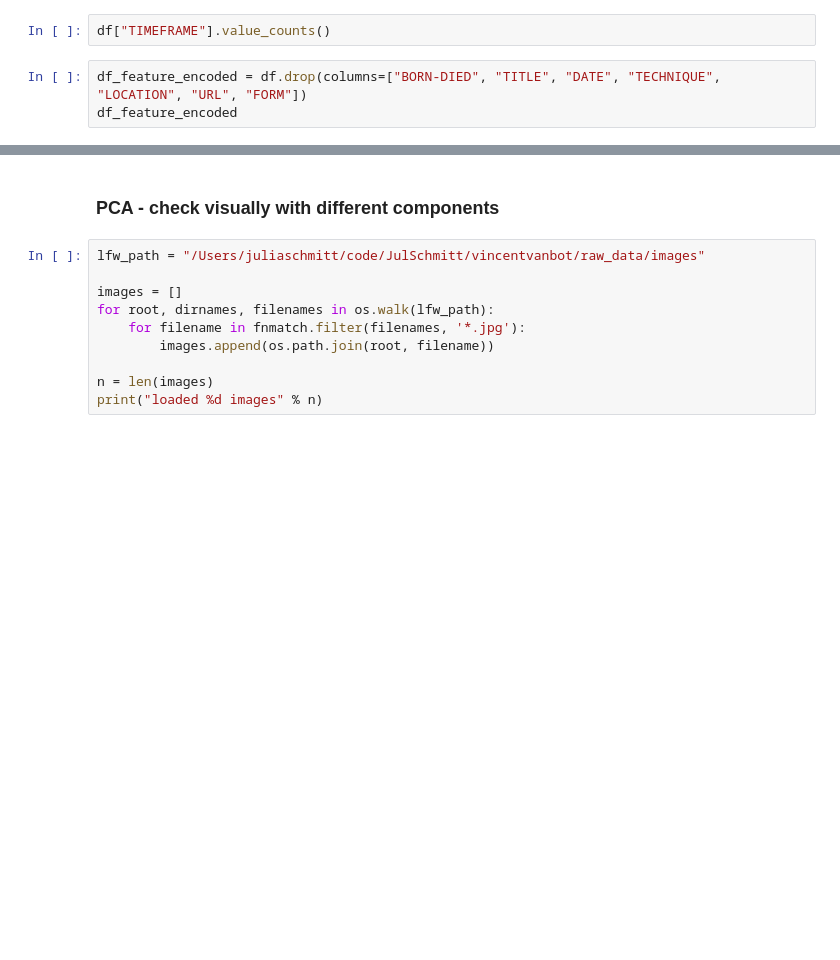
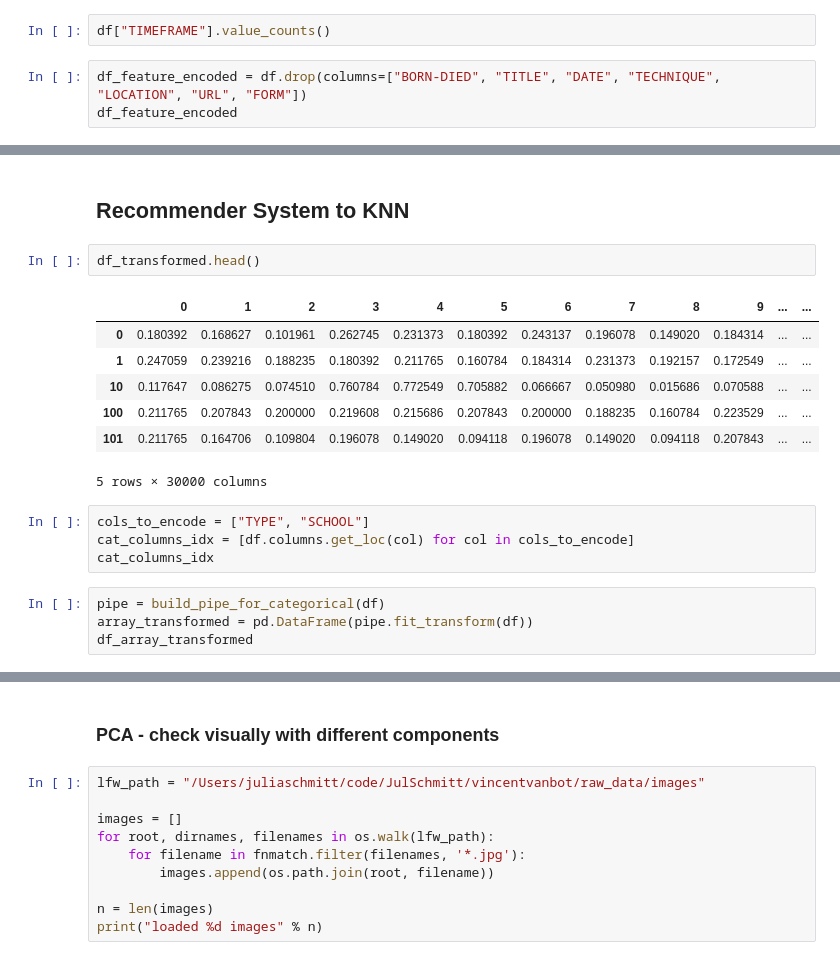
Before and after one commit to seve-26/vincentvanbot, a Jupyter notebook: notebooks/data-retrieval/wga-dataset-julia.ipynb, the cells around one changed output, grey strips where cells are left out. Saved outputs shown, nothing was run; the diff lists cells and outputs as text; blank space fills up the shorter version.

```diff
--- a/notebooks/data-retrieval/wga-dataset-julia.ipynb
+++ b/notebooks/data-retrieval/wga-dataset-julia.ipynb
@@ -165,0 +97,20 @@ df_closest_images
+# %% [markdown]
+## Recommender System to KNN
+# %%
+df_transformed.head()
+# %% [output]
+|  | 0 | 1 | 2 | 3 | 4 | 5 | 6 | 7 | 8 | 9 | ... | ... |
+| 0 | 0.180392 | 0.168627 | 0.101961 | 0.262745 | 0.231373 | 0.180392 | 0.243137 | 0.196078 | 0.149020 | 0.184314 | ... | ... |
+| 1 | 0.247059 | 0.239216 | 0.188235 | 0.180392 | 0.211765 | 0.160784 | 0.184314 | 0.231373 | 0.192157 | 0.172549 | ... | ... |
+| 10 | 0.117647 | 0.086275 | 0.074510 | 0.760784 | 0.772549 | 0.705882 | 0.066667 | 0.050980 | 0.015686 | 0.070588 | ... | ... |
+| 100 | 0.211765 | 0.207843 | 0.200000 | 0.219608 | 0.215686 | 0.207843 | 0.200000 | 0.188235 | 0.160784 | 0.223529 | ... | ... |
+| 101 | 0.211765 | 0.164706 | 0.109804 | 0.196078 | 0.149020 | 0.094118 | 0.196078 | 0.149020 | 0.094118 | 0.207843 | ... | ... |
+5 rows × 30000 columns
+# %%
+cols_to_encode = ["TYPE", "SCHOOL"]
+cat_columns_idx = [df.columns.get_loc(col) for col in cols_to_encode]
+cat_columns_idx
+# %%
+pipe = build_pipe_for_categorical(df)
+array_transformed = pd.DataFrame(pipe.fit_transform(df))
+df_array_transformed
```
Also changed, not shown: parts of 31 cells of this notebook, 3 other files.
